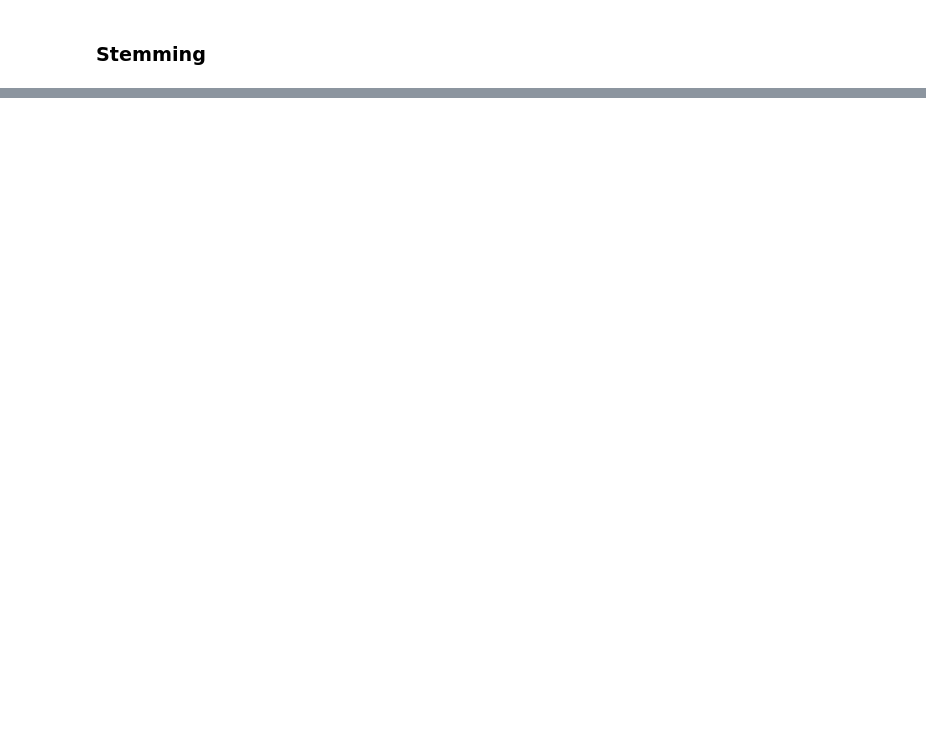
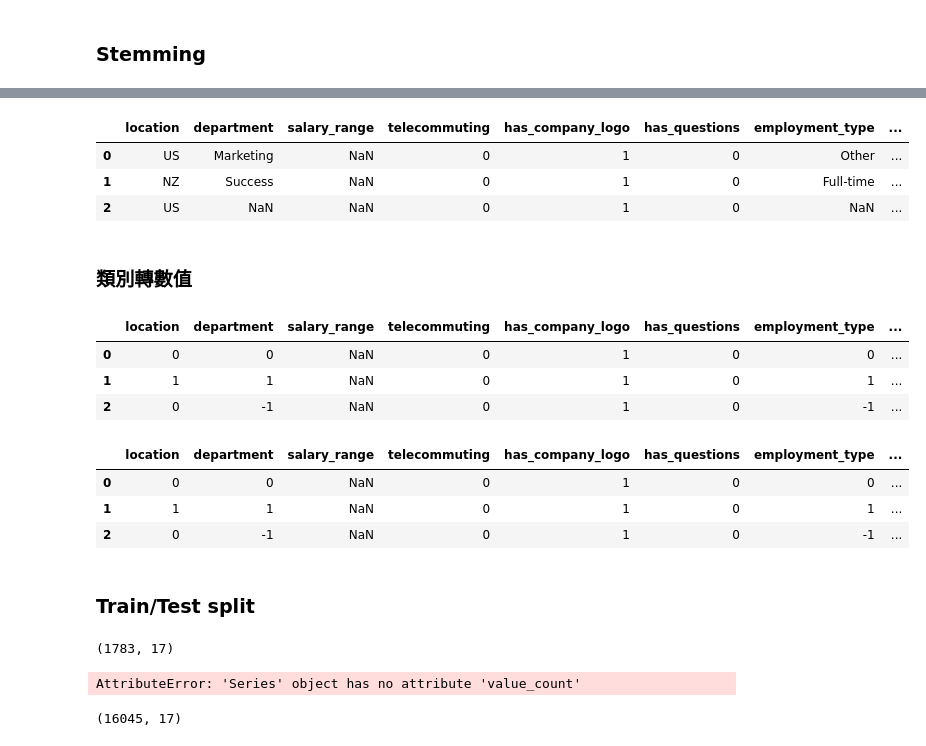
Before and after one commit to chi15036/job-description-prediction, a Jupyter notebook: job-description-prediction.ipynb, the cells around one changed output, grey strips where cells are left out. Saved outputs shown, nothing was run; the diff lists cells and outputs as text; code cells hidden in the pictures; blank space fills up the shorter version.

Commit message:
Add categorical to numerical and train-test split

```diff
--- a/job-description-prediction.ipynb
+++ b/job-description-prediction.ipynb
@@ -237,3 +237,13 @@ tokenizer_df.head(3)
 | 0 | [market, intern] | [we, re, food52, we, ve, creat, g... | [food52, fast, grow, jame, bear, ... | [experi, content, manag, system, ... | [] |
 | 1 | [custom, servic, cloud, video, pr... | [90, second, world, cloud, video,... | [organis, focus, vibra, nt, aweso... | [what, expect, you, your, kei, re... | [what, us, through, 90, second, t... |
 | 2 | [commiss, ing, machin, ry, assist... | [valor, servic, provid, , workfor... | [our, client, locat, houston, act... | [implement, pre, commiss, commiss... | [] |
+# %%
+job_posting_pre = job_posting_pre.drop(textual.columns, axis=1)
+job_posting_pre.head(3)
+# %% [output]
+|  | location | department | salary_range | telecommuting | has_company_logo | has_questions | employment_type | ... |
+| 0 | US | Marketing | NaN | 0 | 1 | 0 | Other | ... |
+| 1 | NZ | Success | NaN | 0 | 1 | 0 | Full-time | ... |
+| 2 | US | NaN | NaN | 0 | 1 | 0 | NaN | ... |
+# %% [markdown]
+### 類別轉數值
@@ -239,0 +254,18 @@ tokenizer_df.head(3)
+# %%
+job_posting_pre = category_to_num(job_posting_pre)
+job_posting_pre.head(3)
+# %% [output]
+|  | location | department | salary_range | telecommuting | has_company_logo | has_questions | employment_type | ... |
+| 0 | 0 | 0 | NaN | 0 | 1 | 0 | 0 | ... |
+| 1 | 1 | 1 | NaN | 0 | 1 | 0 | 1 | ... |
+| 2 | 0 | -1 | NaN | 0 | 1 | 0 | -1 | ... |
+# %%
+job_posting_pre = pd.concat([job_posting_pre, tokenizer_df], axis=1)
+job_posting_pre.head(3)
+# %% [output]
+|  | location | department | salary_range | telecommuting | has_company_logo | has_questions | employment_type | ... |
+| 0 | 0 | 0 | NaN | 0 | 1 | 0 | 0 | ... |
+| 1 | 1 | 1 | NaN | 0 | 1 | 0 | 1 | ... |
+| 2 | 0 | -1 | NaN | 0 | 1 | 0 | -1 | ... |
+# %% [markdown]
+### Train/Test split
@@ -239,0 +281,10 @@ tokenizer_df.head(3)
+# %%
+print(test.shape)
+print(test['fraudulent'].value_count)
+# %% [output]
+(1783, 17)
+AttributeError: 'Series' object has no attribute 'value_count'
+# %%
+train.shape
+# %% [output]
+(16045, 17)
```
Also changed, not shown: parts of 3 cells of this notebook.
